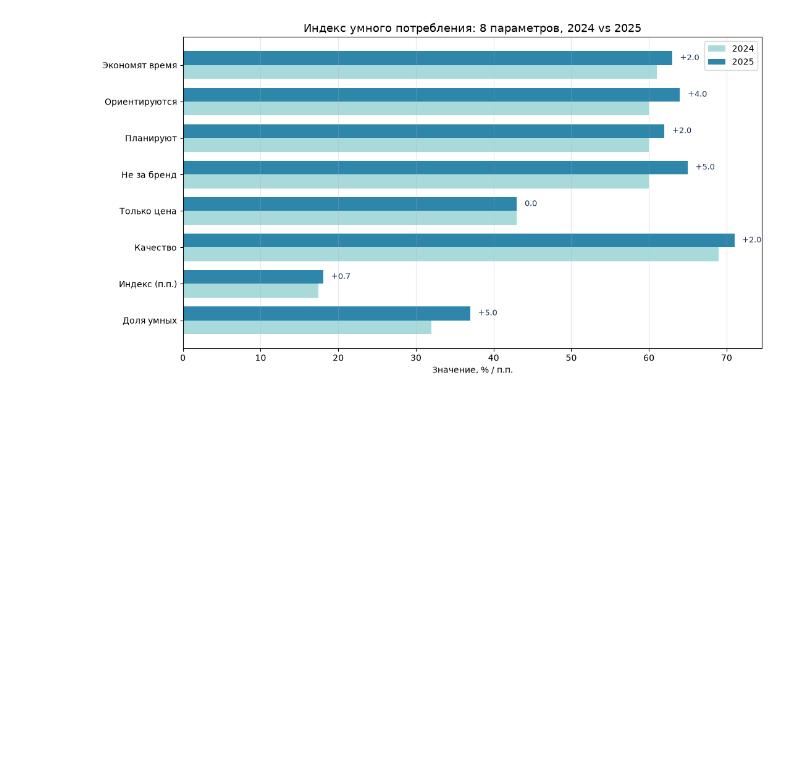
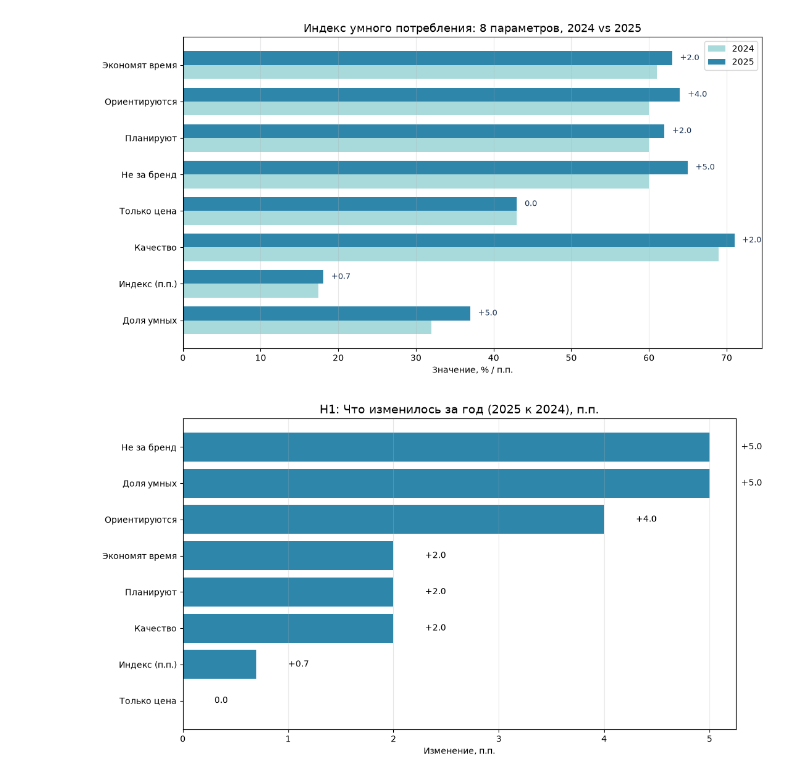
Before and after one commit to rinalina-hyr/smart-consumption-russia, a Jupyter notebook: python/01_load.ipynb, the cells around one changed output. Drawn from its saved outputs; the diff is of its cells as text; code cells hidden in the pictures; blank space fills up the shorter version.

Commit message:
Confirm H1: smart ≠ saving

```diff
--- a/python/01_load.ipynb
+++ b/python/01_load.ipynb
@@ -459,3 +459,82 @@ plt.savefig('../visualizations/chizhik_index.png', dpi=150)
 plt.show()
 # %% [output]
 [figure]
+# %%
+import sqlite3
+import pandas as pd
+import matplotlib.pyplot as plt
+import numpy as np
+
+conn = sqlite3.connect('../data/smart_consumption.db')
+df = pd.read_sql("SELECT * FROM chizhik_index", conn)
+conn.close()
+
+# Убираем строку-источник
+df = df.dropna(subset=['value_2024', 'value_2025']).copy()
+df['value_2024'] = pd.to_numeric(df['value_2024'], errors='coerce')
+df['value_2025'] = pd.to_numeric(df['value_2025'], errors='coerce')
+
+# Считаем изменение в п.п.
+df['delta'] = df['value_2025'] - df['value_2024']
+
+# Короткие подписи
+short = {
+    'Доля умных потребителей (совокупный индекс)': 'Доля умных',
+    'Индекс умного потребления (п.п.)': 'Индекс (п.п.)',
+    'Ориентируются на приемлемое качество': 'Качество',
+    'Ориентируются исключительно на низкую цену': 'Только цена',
+    'Не готовы переплачивать за известный бренд': 'Не за бренд',
+    'Планируют покупки заранее': 'Планируют',
+    'Легко ориентируются среди множества предложений': 'Ориентируются',
+    'Стремятся минимизировать время на покупки': 'Экономят время',
+}
+df['short'] = df['metric'].map(short).fillna(df['metric'].str[:20])
+
+# Сортируем по изменению
+df = df.sort_values('delta')
+
+# Цвета: серый для нуля, зелёный для роста, красный для падения
+def get_color(d):
+    if d > 0.5: return '#2E86AB'   # рост — синий
+    if d < -0.5: return '#E63946'  # падение — красный
+    return '#999999'               # ноль — серый
+
+colors = [get_color(d) for d in df['delta']]
+
+fig, ax = plt.subplots(figsize=(11, 6))
+bars = ax.barh(df['short'], df['delta'], color=colors)
+
+ax.axvline(0, color='black', linewidth=1)
+ax.set_title('H1: Что изменилось за год (2025 к 2024), п.п.', fontsize=14)
+ax.set_xlabel('Изменение, п.п.')
+ax.grid(alpha=0.3, axis='x')
+
+for bar, v in zip(bars, df['delta']):
+    x = v + 0.3 if v >= 0 else v - 0.3
+    ha = 'left' if v >= 0 else 'right'
+    ax.text(x, bar.get_y() + bar.get_height()/2,
+            f'+{v:.1f}' if v > 0 else f'{v:.1f}',
+            va='center', ha=ha, fontsize=10)
+
+plt.tight_layout()
+plt.savefig('../visualizations/H1_smart_not_saving.png', dpi=150)
+plt.show()
+
+# Текстовый вывод для статьи
+print("\n=== ВЫВОД H1 ===")
+only_price = df[df['short'] == 'Только цена']['delta'].values[0]
+smart_share = df[df['short'] == 'Доля умных']['delta'].values[0]
+quality = df[df['short'] == 'Качество']['delta'].values[0]
+no_brand = df[df['short'] == 'Не за бренд']['delta'].values[0]
+
+print(f"«Только цена» изменилось на: {only_price:+.1f} п.п. (не изменилось)")
+print(f"«Доля умных» выросла на: {smart_share:+.1f} п.п.")
+print(f"«Качество» выросло на: {quality:+.1f} п.п.")
+print(f"«Не за бренд» выросло на: {no_brand:+.1f} п.п.")
+print()
+if abs(only_price) < 0.5 and smart_share > 2:
+    print("✅ H1 ПОДТВЕРЖДАЕТСЯ: умное потребление ≠ экономия")
+else:
+    print("⚠️ H1 требует дополнительной проверки")
+# %% [output]
+[figure, added]
```
Also changed, not shown: parts of 1 cell of this notebook, 2 other files.
